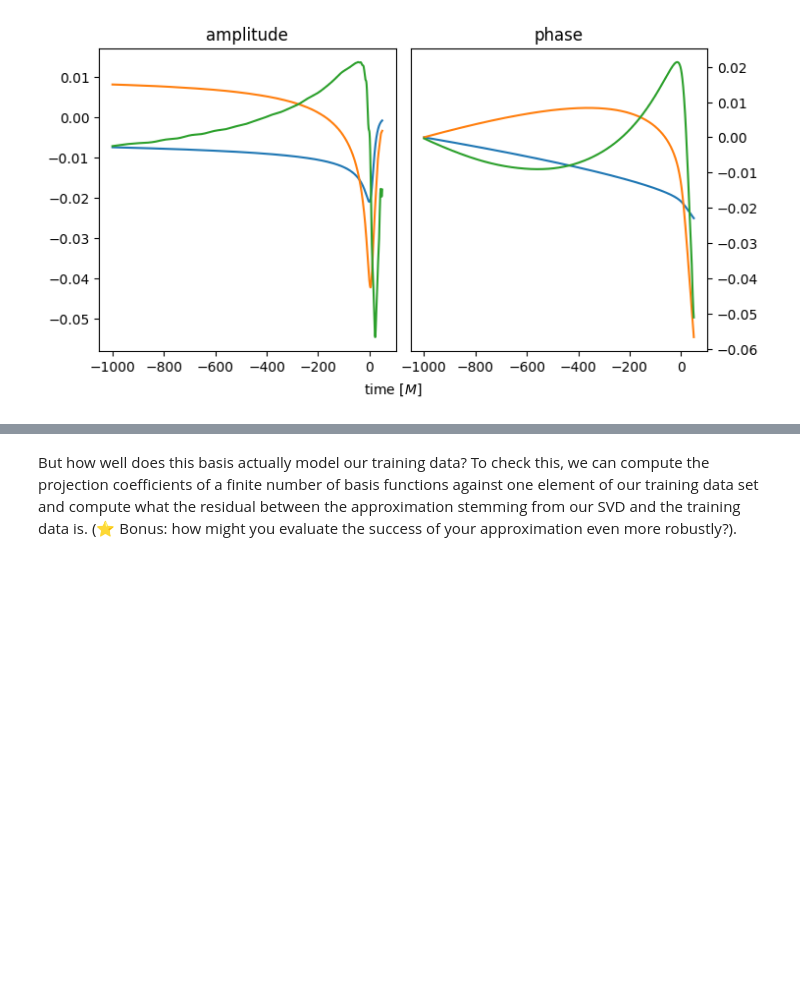
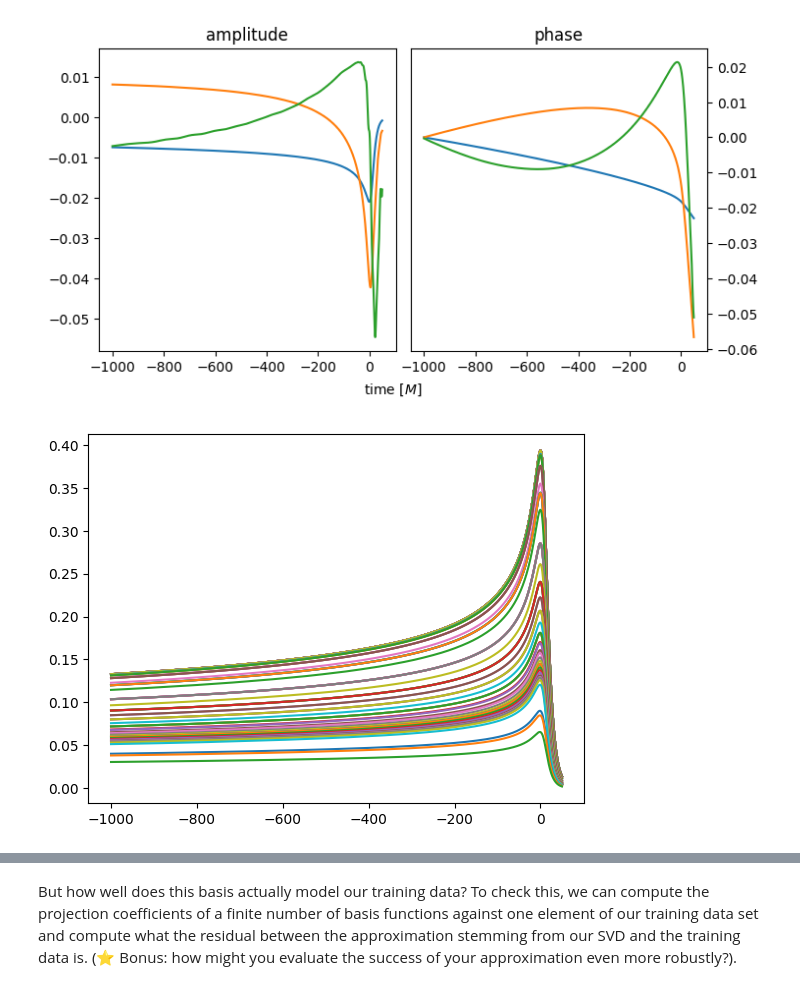
Before and after one commit to keefemitman/SXSAndSurrogates, a Jupyter notebook: Tutorial.ipynb, the cells around one changed output, grey strips where cells are left out. Drawn from its saved outputs; the diff is of its cells as text; code cells hidden in the pictures; blank space fills up the shorter version.

```diff
--- a/Tutorial.ipynb
+++ b/Tutorial.ipynb
@@ -523,0 +550,4 @@ fig.text(0.5, 0.0, r'time $[M]$', ha='center');
+# %%
+plt.plot(t_common, As.T);
+# %% [output]
+[figure, added]
```
Also changed, not shown: parts of 9 cells of this notebook.
